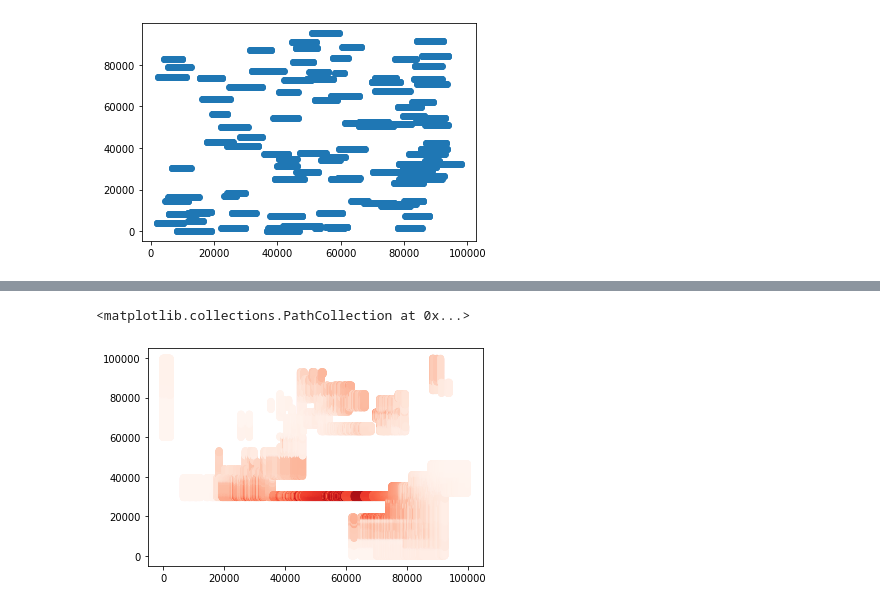
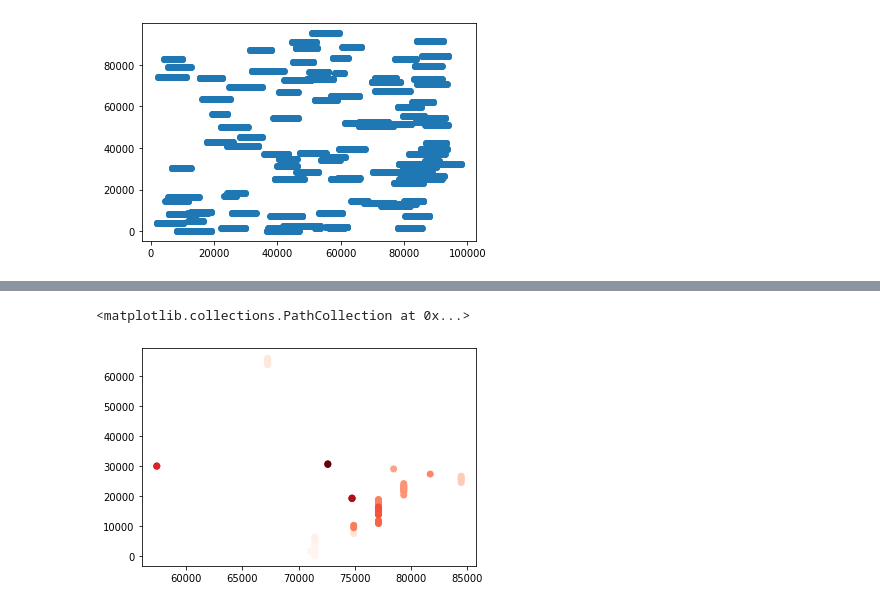
Before and after one commit to fang-helen/Final-Project-FRI, a Jupyter notebook: Final Project FRI.ipynb, the cells around one changed output, grey strips where cells are left out. Saved outputs shown, nothing was run; the diff lists cells and outputs as text; code cells hidden in the pictures.

```diff
--- a/Final Project FRI.ipynb
+++ b/Final Project FRI.ipynb
@@ -650,0 +717,15 @@ bestWells
+# %%
+for n in rangesByNorthing:
+    for r in rangesByNorthing[n]:
+        rangeN.append(n)
+        eastStart.append(r[0])
+        eastEnd.append(r[1])
+        rangeOOIP.append(ooipOfRange(n,r[0],r[1]))
+# %%
+ooipOfRanges = pd.DataFrame()
+ooipOfRanges['Northing'] = rangeN
+ooipOfRanges['EastStart'] = eastStart
+ooipOfRanges['EastEnd'] = eastEnd
+ooipOfRanges['OOIP'] = rangeOOIP
+ooipOfRanges.sort_values(by=['OOIP'],inplace = True)
+ooipOfRanges
@@ -650,0 +746,13 @@ bestWells
+# %%
+ooipPruned = ooipOfRanges
+ooipPruned.reset_index()
+
+ooipOfRange = ooipPruned['OOIP'].values
+
+index = len(northRanges)-1
+#prune the repeated values -- due to the values being clustered too closely together
+while index > 0:
+    if(ooipOfRange[index] == ooipOfRange[index-1]):
+        ooipPruned = ooipPruned.drop(index)
+    index -= 1
+ooipPruned
@@ -651,5 +773,14 @@ bestWells
+# %%
+northingOfRange = ooipPruned['Northing'].values
+eastStartOfRange = ooipPruned['EastStart'].values
+eastEndOfRange = ooipPruned['EastEnd'].values
+ooipOfRange = ooipPruned['OOIP'].values
+
+eastMid = []
+for i in range(0,len(eastStartOfRange)):
+    eastMid.append((eastStartOfRange[i]+eastEndOfRange[i])/2)
 # %%
-plt.scatter(eastBest,northBest,c = bestOOIP, cmap = "Reds")
+plt.scatter(eastMid, northingOfRange, c=ooipOfRange, cmap = "Reds")
 # %% [output]
 <matplotlib.collections.PathCollection at 0x...>
-[figure, old version]
+[figure, new version]
```
Also changed, not shown: parts of 29 cells of this notebook.
